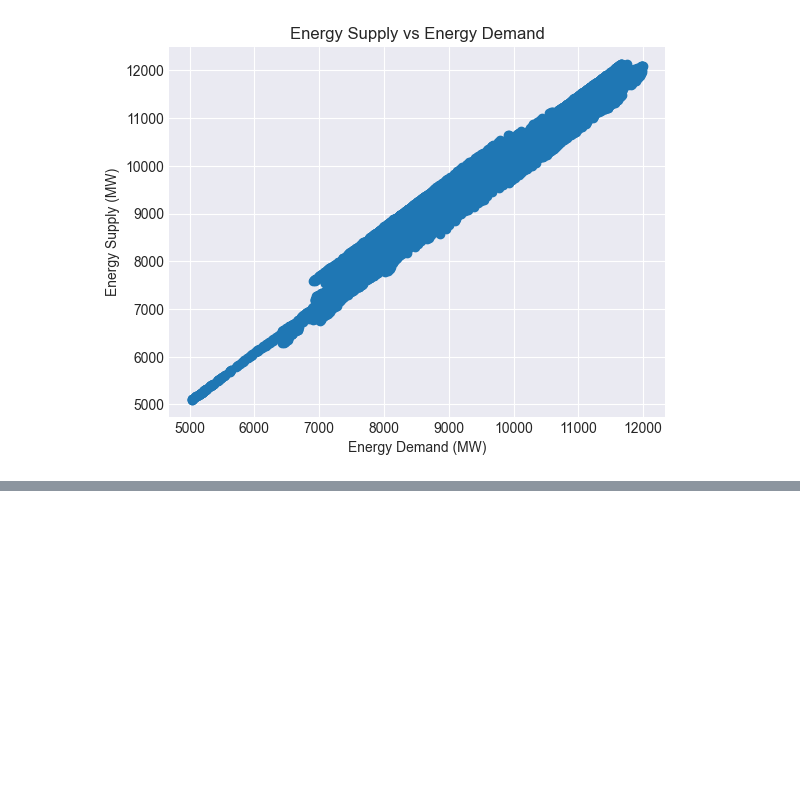
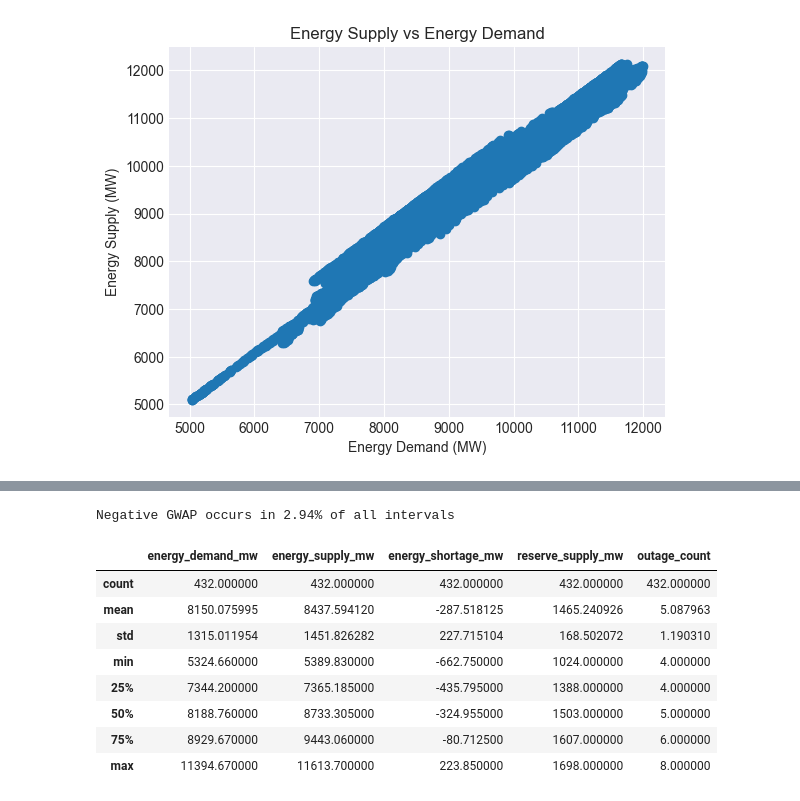
Before and after one commit to haniellejermayn/wesm-price-prediction, a Jupyter notebook: 02_EDA.ipynb, the cells around one changed output, grey strips where cells are left out. Cells and saved outputs as stored; diff of their text form; code cells hidden in the pictures; blank space fills up the shorter version.

```diff
--- a/02_EDA.ipynb
+++ b/02_EDA.ipynb
@@ -320,0 +293,5 @@ Correlation between energy demand and GWAP: 0.451
+# %%
+df_negative_gwap = df[df["GWAP"] < 0].copy()
+
+print(f"Number of negative GWAP records: {len(df_negative_gwap)}")
+df_negative_gwap.head()
@@ -320,0 +306,23 @@ Correlation between energy demand and GWAP: 0.451
+# %%
+negative_ratio = len(df_negative_gwap) / len(df) * 100
+print(f"Negative GWAP occurs in {negative_ratio:.2f}% of all intervals")
+# %% [output]
+Negative GWAP occurs in 2.94% of all intervals
+# %%
+df_negative_gwap[[
+    "energy_demand_mw",
+    "energy_supply_mw",
+    "energy_shortage_mw",
+    "reserve_supply_mw",
+    "outage_count"
+]].describe()
+# %% [output]
+|  | energy_demand_mw | energy_supply_mw | energy_shortage_mw | reserve_supply_mw | outage_count |
+| count | 432.000000 | 432.000000 | 432.000000 | 432.000000 | 432.000000 |
+| mean | 8150.075995 | 8437.594120 | -287.518125 | 1465.240926 | 5.087963 |
+| std | 1315.011954 | 1451.826282 | 227.715104 | 168.502072 | 1.190310 |
+| min | 5324.660000 | 5389.830000 | -662.750000 | 1024.000000 | 4.000000 |
+| 25% | 7344.200000 | 7365.185000 | -435.795000 | 1388.000000 | 4.000000 |
+| 50% | 8188.760000 | 8733.305000 | -324.955000 | 1503.000000 | 5.000000 |
+| 75% | 8929.670000 | 9443.060000 | -80.712500 | 1607.000000 | 6.000000 |
+| max | 11394.670000 | 11613.700000 | 223.850000 | 1698.000000 | 8.000000 |
```
Also changed, not shown: parts of 21 cells of this notebook, 1 other file.
